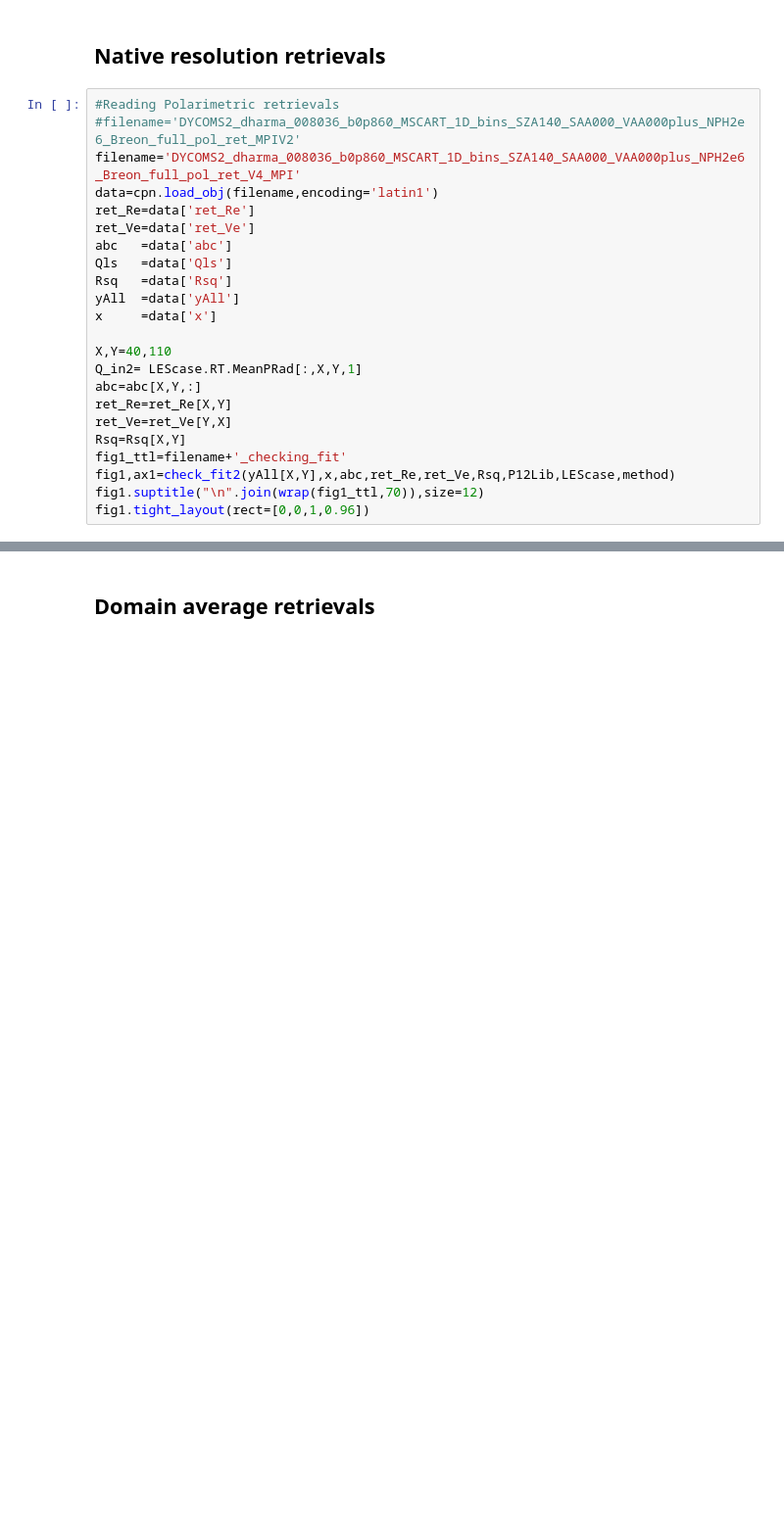
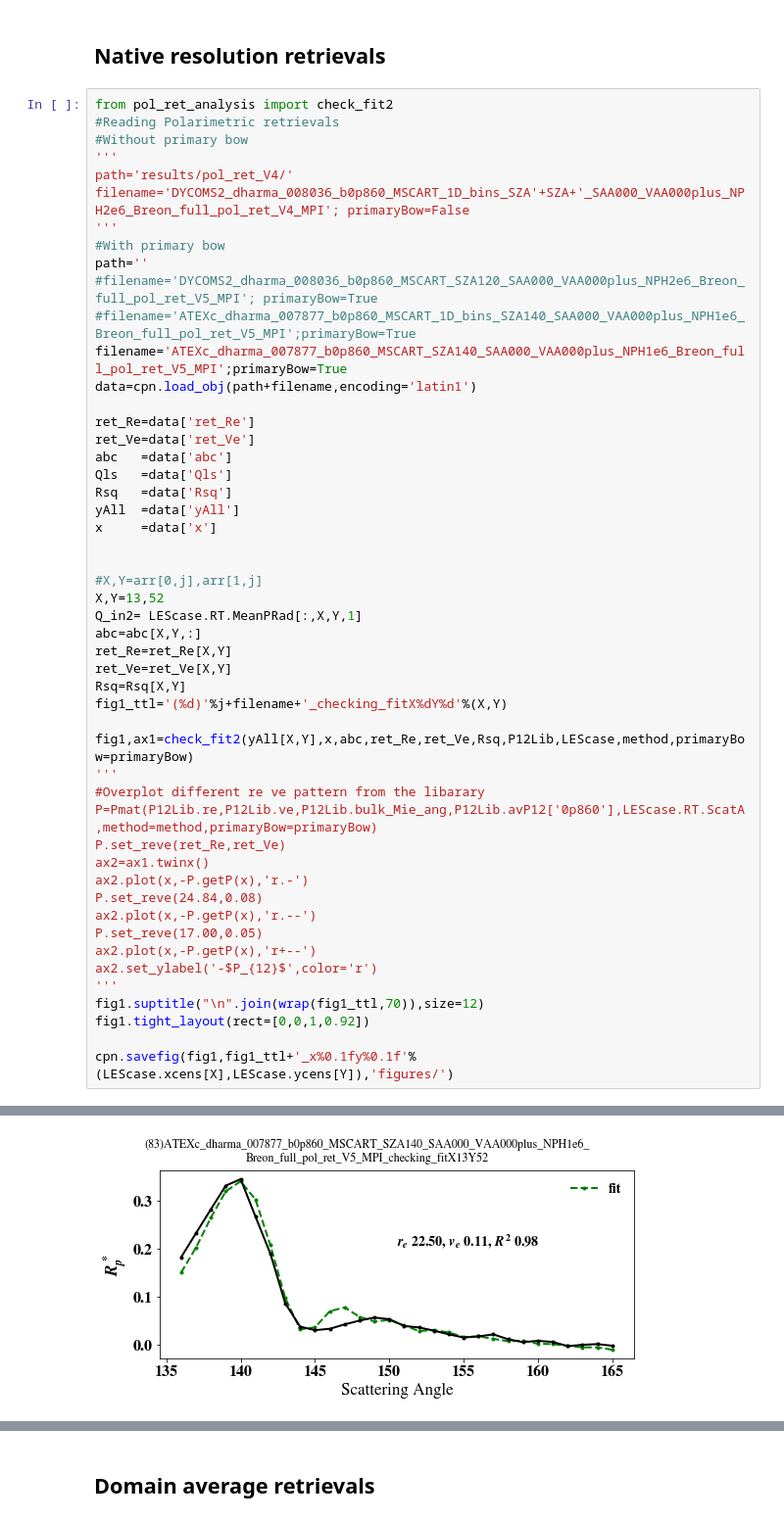
Before and after one commit to cpnHere/ACRS, a Jupyter notebook: Retrievals/Pol_retrievals/analysis_pol_ret.ipynb, the cells around one changed output, grey strips where cells are left out. Shown at 98% size. Cells and saved outputs as stored; diff of their text form; blank space fills up the shorter version.

```diff
--- a/Retrievals/Pol_retrievals/analysis_pol_ret.ipynb
+++ b/Retrievals/Pol_retrievals/analysis_pol_ret.ipynb
@@ -25,10 +57,20 @@ Attempting to read <class 'cpnRetrievalslib.NJK_retrievals'>
 # %% [markdown]
 ## Native resolution retrievals
 # %%
+from pol_ret_analysis import check_fit2
 #Reading Polarimetric retrievals
-#filename='DYCOMS2_dharma_008036_b0p860_MSCART_1D_bins_SZA140_SAA000_VAA000plus_NPH2e6_Breon_full_pol_ret_MPIV2'
-filename='DYCOMS2_dharma_008036_b0p860_MSCART_1D_bins_SZA140_SAA000_VAA000plus_NPH2e6_Breon_full_pol_ret_V4_MPI'
-data=cpn.load_obj(filename,encoding='latin1')
+#Without primary bow
+'''
+path='results/pol_ret_V4/'
+filename='DYCOMS2_dharma_008036_b0p860_MSCART_1D_bins_SZA'+SZA+'_SAA000_VAA000plus_NPH2e6_Breon_full_pol_ret_V4_MPI'; primaryBow=False
+'''
+#With primary bow
+path=''
+#filename='DYCOMS2_dharma_008036_b0p860_MSCART_SZA120_SAA000_VAA000plus_NPH2e6_Breon_full_pol_ret_V5_MPI'; primaryBow=True
+#filename='ATEXc_dharma_007877_b0p860_MSCART_1D_bins_SZA140_SAA000_VAA000plus_NPH1e6_Breon_full_pol_ret_V5_MPI';primaryBow=True
+filename='ATEXc_dharma_007877_b0p860_MSCART_SZA140_SAA000_VAA000plus_NPH1e6_Breon_full_pol_ret_V5_MPI';primaryBow=True
+data=cpn.load_obj(path+filename,encoding='latin1')
+
 ret_Re=data['ret_Re']
 ret_Ve=data['ret_Ve']
 abc   =data['abc']
@@ -37,15 +79,32 @@ Rsq   =data['Rsq']
 yAll  =data['yAll']
 x     =data['x']
 
-X,Y=40,110
+
+#X,Y=arr[0,j],arr[1,j]
+X,Y=13,52
 Q_in2= LEScase.RT.MeanPRad[:,X,Y,1]
 abc=abc[X,Y,:]
 ret_Re=ret_Re[X,Y]
-ret_Ve=ret_Ve[Y,X]
+ret_Ve=ret_Ve[X,Y]
 Rsq=Rsq[X,Y]
-fig1_ttl=filename+'_checking_fit'
-fig1,ax1=check_fit2(yAll[X,Y],x,abc,ret_Re,ret_Ve,Rsq,P12Lib,LEScase,method)
+fig1_ttl='(%d)'%j+filename+'_checking_fitX%dY%d'%(X,Y)
+
+fig1,ax1=check_fit2(yAll[X,Y],x,abc,ret_Re,ret_Ve,Rsq,P12Lib,LEScase,method,primaryBow=primaryBow)
+'''
+#Overplot different re ve pattern from the libarary
+P=Pmat(P12Lib.re,P12Lib.ve,P12Lib.bulk_Mie_ang,P12Lib.avP12['0p860'],LEScase.RT.ScatA,method=method,primaryBow=primaryBow)
+P.set_reve(ret_Re,ret_Ve)
+ax2=ax1.twinx()
+ax2.plot(x,-P.getP(x),'r.-')
+P.set_reve(24.84,0.08)
+ax2.plot(x,-P.getP(x),'r.--')
+P.set_reve(17.00,0.05)
+ax2.plot(x,-P.getP(x),'r+--')
+ax2.set_ylabel('-$P_{12}$',color='r')
+'''
 fig1.suptitle("\n".join(wrap(fig1_ttl,70)),size=12)
-fig1.tight_layout(rect=[0,0,1,0.96])
+fig1.tight_layout(rect=[0,0,1,0.92])
+
+cpn.savefig(fig1,fig1_ttl+'_x%0.1fy%0.1f'%(LEScase.xcens[X],LEScase.ycens[Y]),'figures/')
 # %% [output]
 Attempting to read <class 'dict'>
@@ -52,0 +114 @@ IndexError: too many indices for array
+[figure, added]
```
Also changed, not shown: parts of 33 cells of this notebook.
